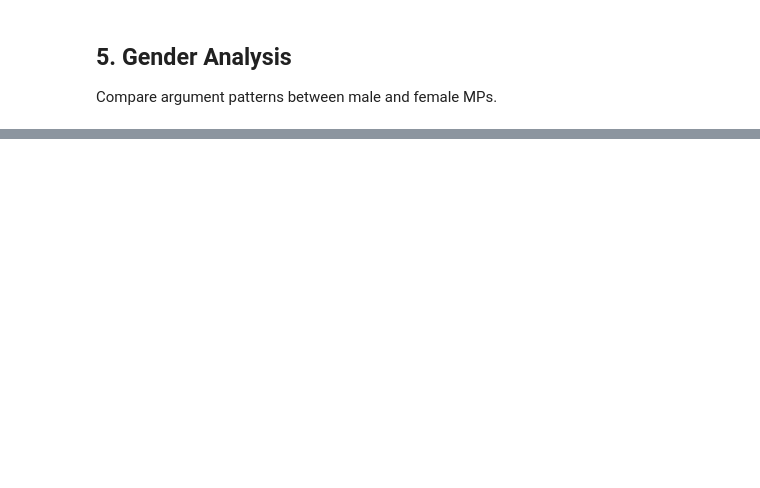
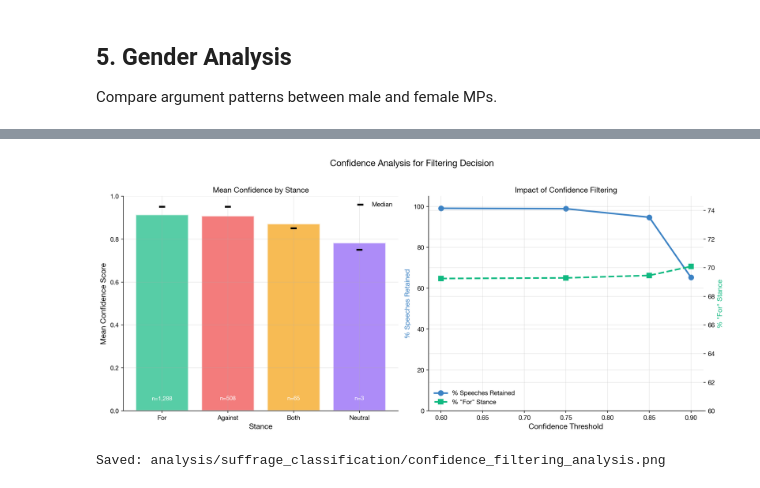
Before and after one commit to omarkhursheed/hansard-nlp-explorer, a Jupyter notebook: notebooks/suffrage_classification_analysis.ipynb, the cells around one changed output, grey strips where cells are left out. Saved outputs shown, nothing was run; the diff lists cells and outputs as text; code cells hidden in the pictures; blank space fills up the shorter version.

```diff
--- a/notebooks/suffrage_classification_analysis.ipynb
+++ b/notebooks/suffrage_classification_analysis.ipynb
@@ -399,0 +564,69 @@ print(f'Saved: {OUTPUT_DIR / "arguments_by_gender.png"}')
+# %%
+# Confidence by stance comparison
+fig, (ax1, ax2) = plt.subplots(1, 2, figsize=(14, 6))
+
+# Left: Distribution by stance
+stance_order = ['for', 'against', 'both', 'neutral']
+positions = np.arange(len(stance_order))
+
+means = [substantive[substantive['stance'] == s]['confidence'].mean() for s in stance_order]
+medians = [substantive[substantive['stance'] == s]['confidence'].median() for s in stance_order]
+counts = [len(substantive[substantive['stance'] == s]) for s in stance_order]
+
+bars = ax1.bar(positions, means, color=[COLORS[s] for s in stance_order], alpha=0.7,
+               edgecolor='white', linewidth=2)
+ax1.scatter(positions, medians, color='black', s=100, zorder=10, marker='_', linewidths=3,
+            label='Median')
+
+# Add count labels
+for i, (pos, count) in enumerate(zip(positions, counts)):
+    ax1.text(pos, 0.05, f'n={count:,}', ha='center', fontsize=9, color='white', fontweight='bold')
+
+ax1.set_xlabel('Stance', fontsize=12, fontweight='bold')
+ax1.set_ylabel('Mean Confidence Score', fontsize=12, fontweight='bold')
+ax1.set_title('Mean Confidence by Stance', fontsize=12, fontweight='bold')
+ax1.set_xticks(positions)
+ax1.set_xticklabels([s.capitalize() for s in stance_order])
+ax1.set_ylim(0, 1)
+ax1.legend(frameon=False)
+ax1.grid(True, alpha=0.3, axis='y')
+
+# Right: Impact of filtering thresholds
+thresholds = [0.60, 0.75, 0.85, 0.90]
+retention_rates = []
+for_ratios = []
+
+for threshold in thresholds:
+    filtered = substantive[substantive['confidence'] >= threshold]
+    retention_rates.append(len(filtered) / len(substantive) * 100)
+    for_count = len(filtered[filtered['stance'] == 'for'])
+    for_ratios.append(for_count / len(filtered) * 100 if len(filtered) > 0 else 0)
+
+ax2.plot(thresholds, retention_rates, marker='o', linewidth=2.5, markersize=8,
+         color=COLORS['male'], label='% Speeches Retained')
+ax2_twin = ax2.twinx()
+ax2_twin.plot(thresholds, for_ratios, marker='s', linewidth=2.5, markersize=8,
+              color=COLORS['for'], linestyle='--', label='% "For" Stance')
+
+ax2.set_xlabel('Confidence Threshold', fontsize=12, fontweight='bold')
+ax2.set_ylabel('% Speeches Retained', fontsize=11, fontweight='bold', color=COLORS['male'])
+ax2_twin.set_ylabel('% "For" Stance', fontsize=11, fontweight='bold', color=COLORS['for'])
+ax2.set_title('Impact of Confidence Filtering', fontsize=12, fontweight='bold')
+ax2.set_ylim(0, 105)
+ax2_twin.set_ylim(60, 75)
+ax2.grid(True, alpha=0.3)
+
+# Combine legends
+lines1, labels1 = ax2.get_legend_handles_labels()
+lines2, labels2 = ax2_twin.get_legend_handles_labels()
+ax2.legend(lines1 + lines2, labels1 + labels2, loc='lower left', frameon=False)
+
+fig.suptitle('Confidence Analysis for Filtering Decision', fontsize=14, fontweight='bold', y=1.02)
+plt.tight_layout()
+plt.savefig(OUTPUT_DIR / 'confidence_filtering_analysis.png', dpi=300, bbox_inches='tight')
+plt.show()
+
+print(f'Saved: {OUTPUT_DIR / "confidence_filtering_analysis.png"}')
+# %% [output]
+[figure, added]
+Saved: analysis/suffrage_classification/confidence_filtering_analysis.png
```
Also changed, not shown: parts of 22 cells of this notebook, 1 other file.
